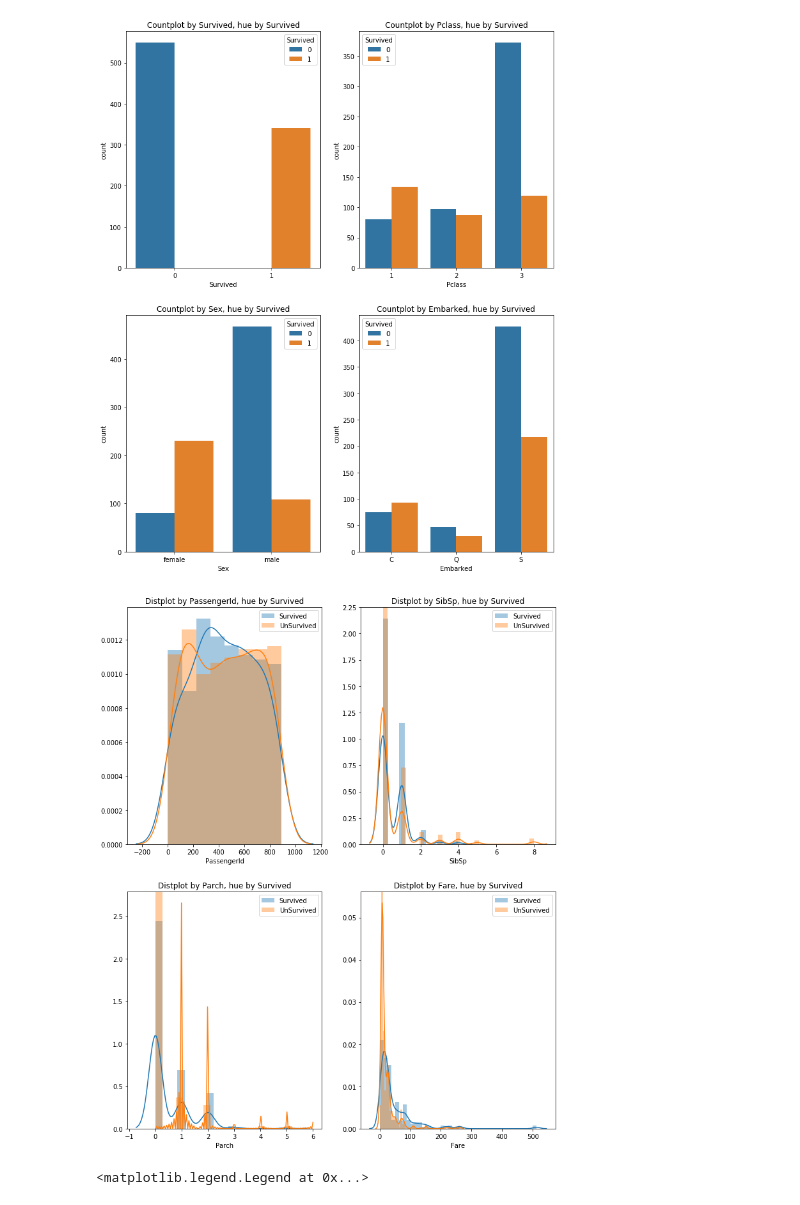
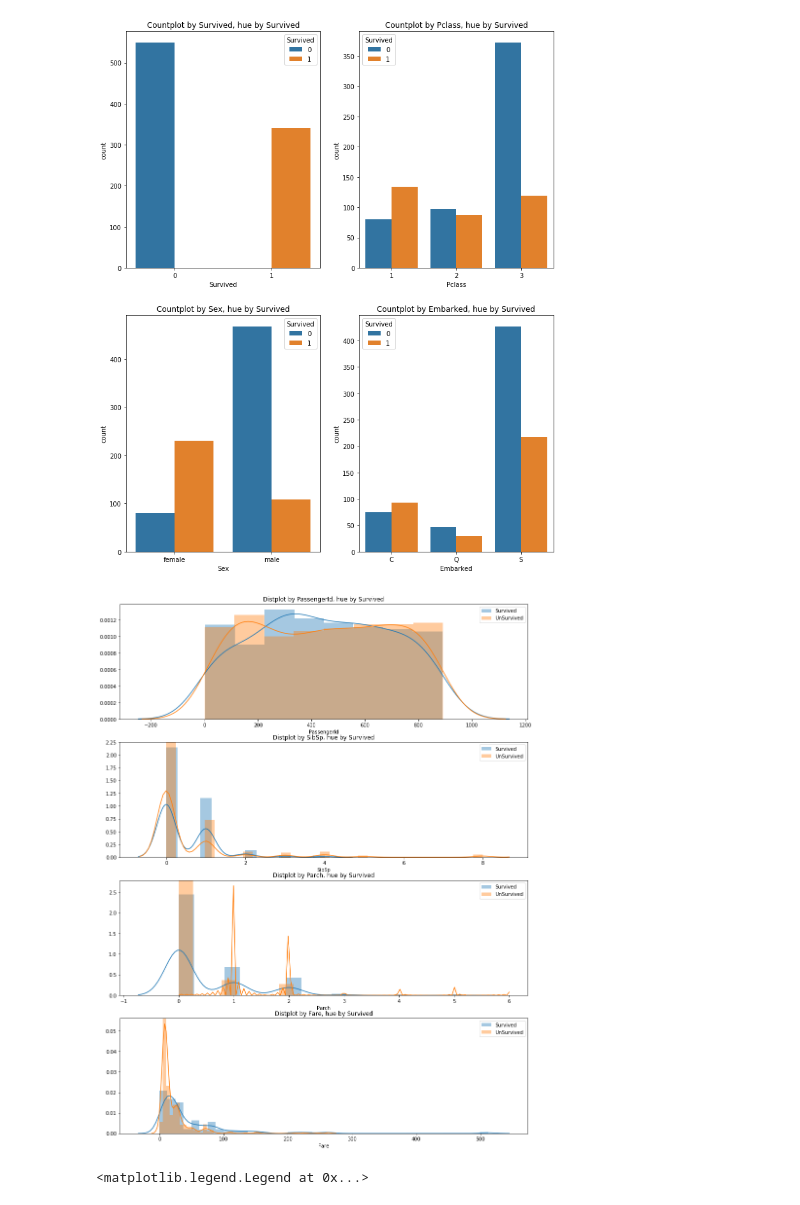
Before and after one commit to kwonsoonkyu123/kaggle, a Jupyter notebook: Titanic/TitanicEDA_delete_cabin_ticket_name.ipynb, the cells around one changed output. Cells and saved outputs as stored; diff of their text form; code cells hidden in the pictures.

```diff
--- a/Titanic/TitanicEDA_delete_cabin_ticket_name.ipynb
+++ b/Titanic/TitanicEDA_delete_cabin_ticket_name.ipynb
@@ -77,16 +77,16 @@ for col, ax in zip(cat_col, axes):
 # %% [output]
 [figure]
 # %%
-fig, axes = plt.subplots(2, 2, figsize=(12,15))
+fig, axes = plt.subplots(4, 1, figsize=(15, 20))
 axes = axes.flatten()
 
 for col, ax in zip(num_col, axes):
     sns.distplot(train[train["Survived"] == 1][col], ax = ax, kde=True, label="Survived")
     sns.distplot(train[train["Survived"] == 0][col], ax = ax, kde=True, label="UnSurvived")
     ax.legend()
     ax.set_title("Distplot by " + col + ", hue by Survived")
 # %% [output]
-[figure, old version]
+[figure, new version]
 # %%
 sns.distplot(train["Age"][(-train["Age"].isnull()) & (train["Survived"] == 1)], kde = False, label="Survived").set_title("Distplot by Age, hue by Survived")
 sns.distplot(train["Age"][(-train["Age"].isnull()) & (train["Survived"] == 0)], kde = False, label="UnSurvived").legend()
```
Also changed, not shown: parts of 3 cells of this notebook, 6 other files.
